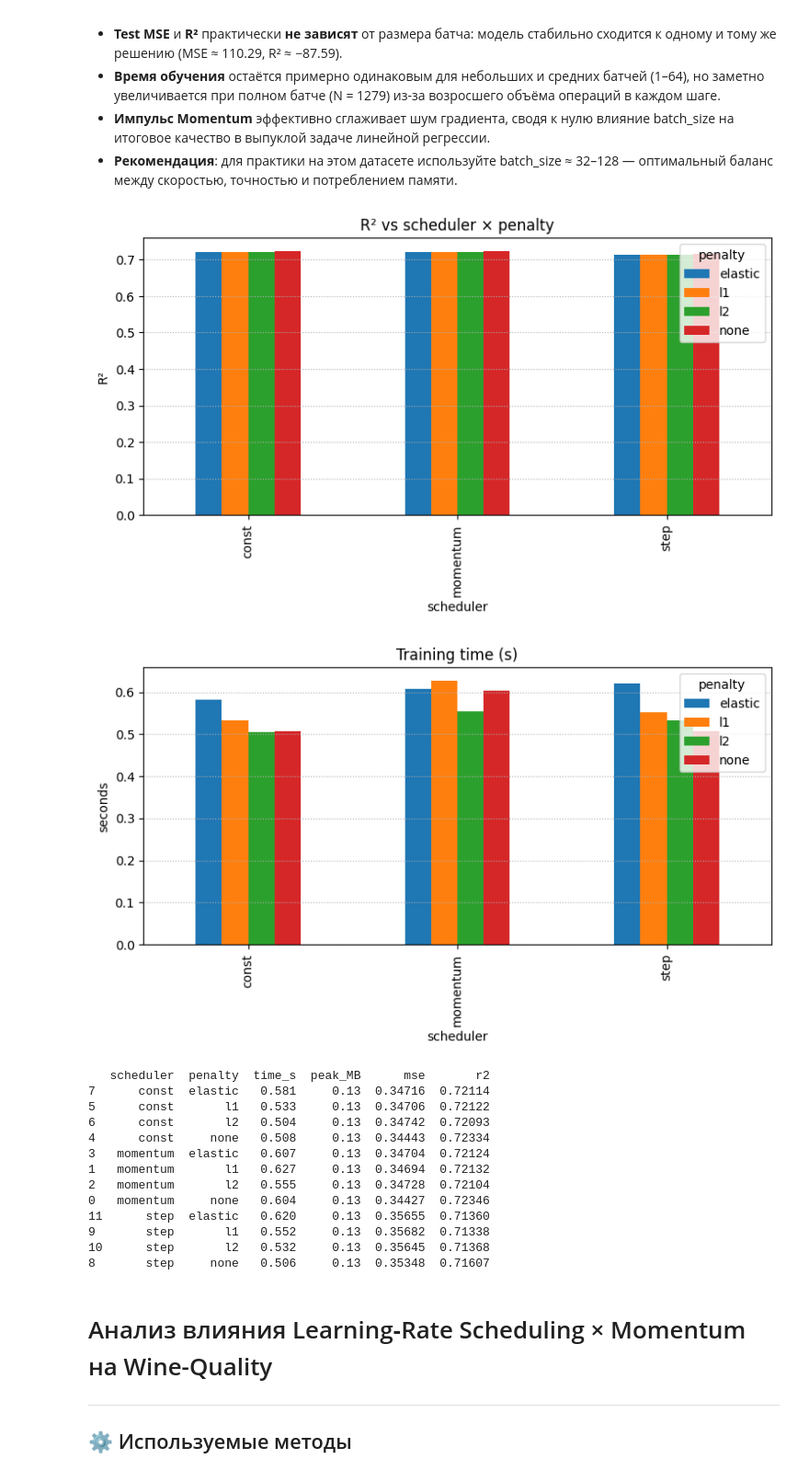
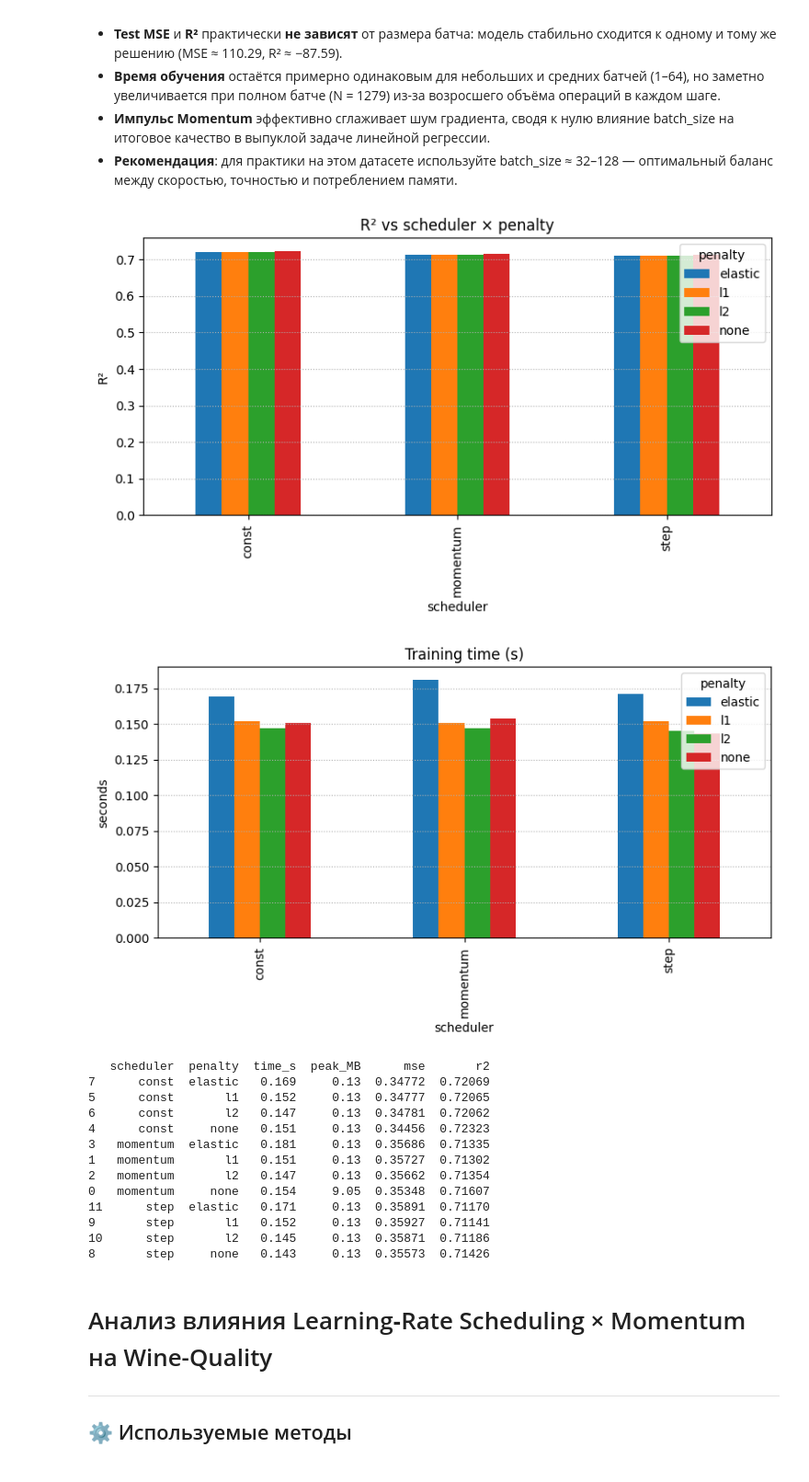
Before and after one commit to bauerexe/lab3, a Jupyter notebook: Dop1.ipynb, the cells around one changed output. Shown: that part at 92% size. Cells and saved outputs as stored; diff of their text form; code cells hidden in the pictures.

```diff
--- a/Dop1.ipynb
+++ b/Dop1.ipynb
@@ -201,48 +201,48 @@ import pandas as pd; display(pd.DataFrame(results))
 Блок с анализом при различных й функцией изменения шага при использовании Momentum
 """
 from experiments.lr_analysis import run_lr_reg_experiments
 from core.sgd_variants import Momentum
 from core.schedulers import ConstantScheduler, StepDecayScheduler
 
 mom = Momentum(lr=5e-3, beta=0.9)
 
 scheds = {
     "momentum": ConstantScheduler(mom.lr),
     "const":    ConstantScheduler(1e-2),
     "step":     StepDecayScheduler(1e-2, step=500, gamma=0.5),
 }
 
 pens = {
     "none":    {},
     "l1": {"alpha":1e-2},
     "l2":      {"alpha":1e-2},
     "elastic": {"alpha":1e-2,"l1_ratio":0.5},
 }
 
 df, figs = run_lr_reg_experiments(
     Xtr_s, ytr, Xte_s, yte,
     schedulers=scheds,
     penalties=pens,
     batch_size=64,
-    epochs=8000,
+    epochs=100,
     plot=True
 )
 # %% [output]
 [figure]
-[figure, old version]
+[figure, new version]
    scheduler  penalty  time_s  peak_MB      mse       r2
-7      const  elastic   0.581     0.13  0.34716  0.72114
-5      const       l1   0.533     0.13  0.34706  0.72122
-6      const       l2   0.504     0.13  0.34742  0.72093
-4      const     none   0.508     0.13  0.34443  0.72334
-3   momentum  elastic   0.607     0.13  0.34704  0.72124
-1   momentum       l1   0.627     0.13  0.34694  0.72132
-2   momentum       l2   0.555     0.13  0.34728  0.72104
-0   momentum     none   0.604     0.13  0.34427  0.72346
-11      step  elastic   0.620     0.13  0.35655  0.71360
-9       step       l1   0.552     0.13  0.35682  0.71338
-10      step       l2   0.532     0.13  0.35645  0.71368
-8       step     none   0.506     0.13  0.35348  0.71607
+7      const  elastic   0.169     0.13  0.34772  0.72069
+5      const       l1   0.152     0.13  0.34777  0.72065
+6      const       l2   0.147     0.13  0.34781  0.72062
+4      const     none   0.151     0.13  0.34456  0.72323
+3   momentum  elastic   0.181     0.13  0.35686  0.71335
+1   momentum       l1   0.151     0.13  0.35727  0.71302
+2   momentum       l2   0.147     0.13  0.35662  0.71354
+0   momentum     none   0.154     9.05  0.35348  0.71607
+11      step  elastic   0.171     0.13  0.35891  0.71170
+9       step       l1   0.152     0.13  0.35927  0.71141
+10      step       l2   0.145     0.13  0.35871  0.71186
+8       step     none   0.143     0.13  0.35573  0.71426
 # %% [markdown]
 # Анализ влияния Learning‐Rate Scheduling × Momentum на Wine-Quality
 
```
Also changed, not shown: parts of 2 cells of this notebook, 4 other files.
